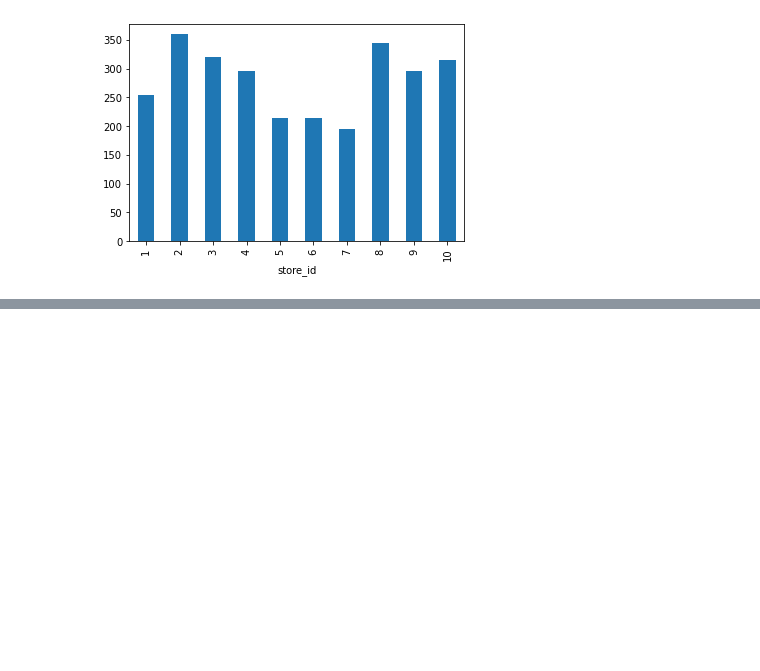
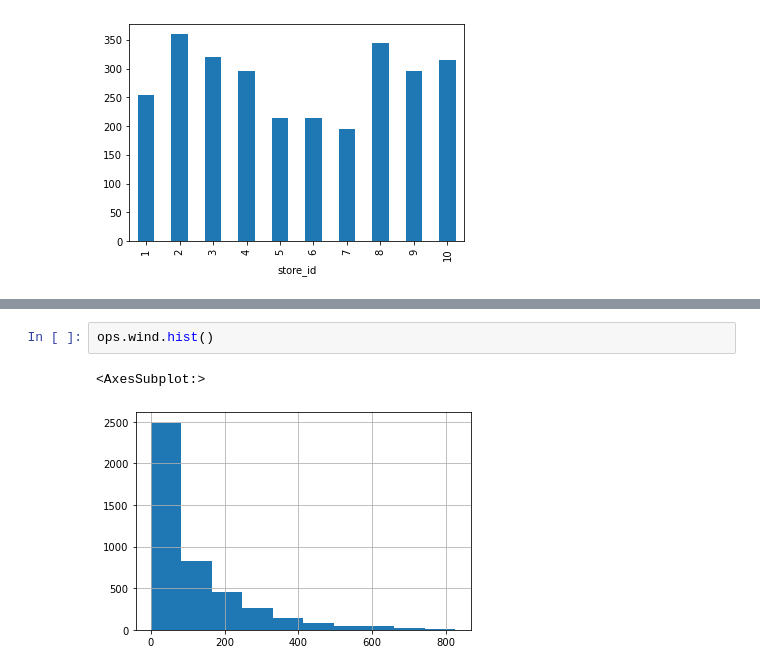
Before and after one commit to dashbringhurst/time-series-exercises, a Jupyter notebook: explore.ipynb, the cells around one changed output, grey strips where cells are left out. Cells and saved outputs as stored; diff of their text form; blank space fills up the shorter version.

```diff
--- a/explore.ipynb
+++ b/explore.ipynb
@@ -143,0 +196,5 @@ df.groupby('store_id').sales_total.mean().plot.bar()
+# %%
+ops.wind.hist()
+# %% [output]
+<AxesSubplot:>
+[figure, added]
```
Also changed, not shown: parts of 42 cells of this notebook.
